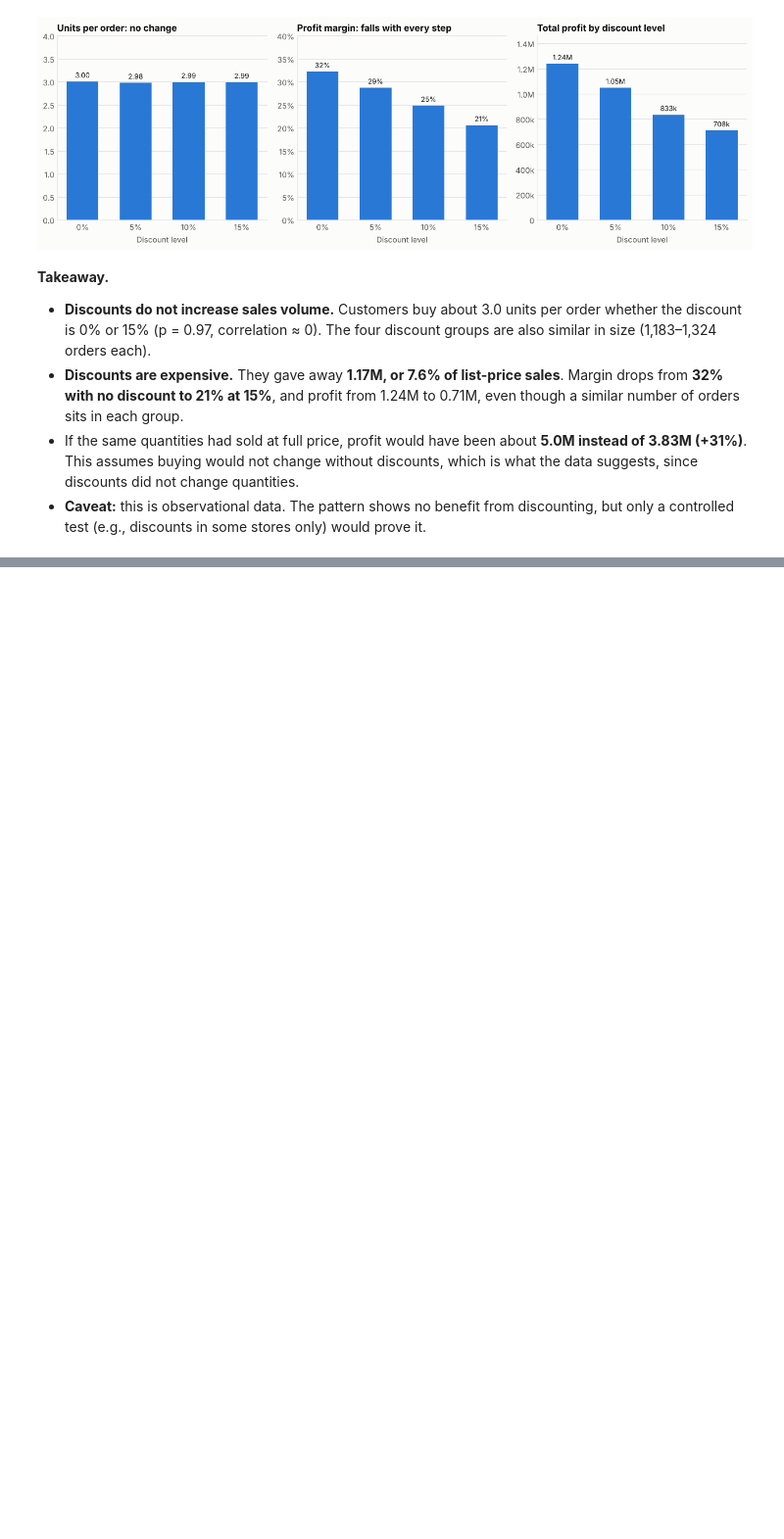
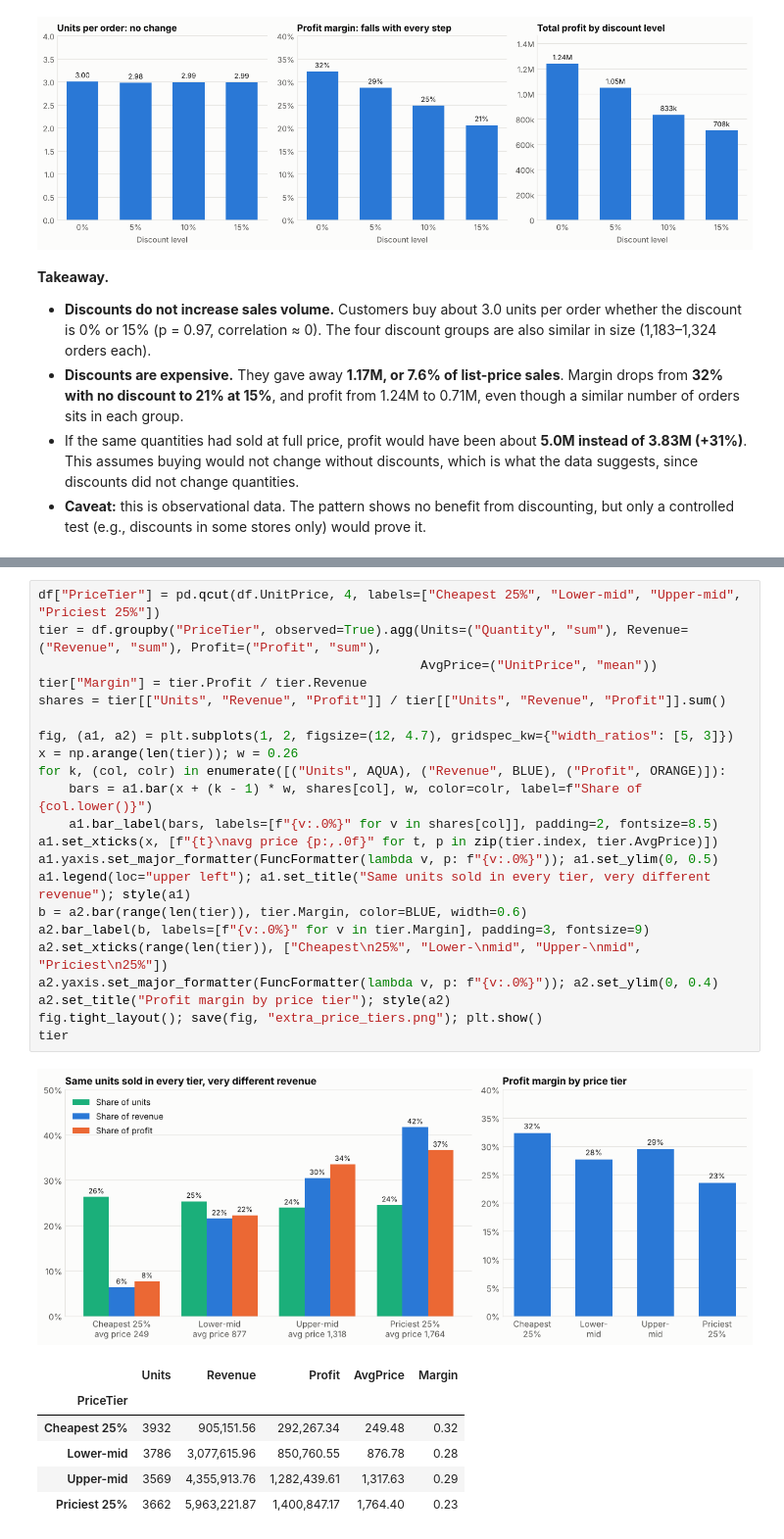
Before and after one commit to Robert-Robbie/OIBSIP, a Jupyter notebook: Task1-Retail-EDA/notebooks/02_business_questions.ipynb, the cells around one changed output, grey strips where cells are left out. Shown at 98% size. Cells and saved outputs as stored; diff of their text form; blank space fills up the shorter version.

```diff
--- a/Task1-Retail-EDA/notebooks/02_business_questions.ipynb
+++ b/Task1-Retail-EDA/notebooks/02_business_questions.ipynb
@@ -482,0 +592,30 @@ fig.tight_layout(); save(fig, "q6_discount_effect.png"); plt.show()
+# %%
+df["PriceTier"] = pd.qcut(df.UnitPrice, 4, labels=["Cheapest 25%", "Lower-mid", "Upper-mid", "Priciest 25%"])
+tier = df.groupby("PriceTier", observed=True).agg(Units=("Quantity", "sum"), Revenue=("Revenue", "sum"), Profit=("Profit", "sum"),
+                                                  AvgPrice=("UnitPrice", "mean"))
+tier["Margin"] = tier.Profit / tier.Revenue
+shares = tier[["Units", "Revenue", "Profit"]] / tier[["Units", "Revenue", "Profit"]].sum()
+
+fig, (a1, a2) = plt.subplots(1, 2, figsize=(12, 4.7), gridspec_kw={"width_ratios": [5, 3]})
+x = np.arange(len(tier)); w = 0.26
+for k, (col, colr) in enumerate([("Units", AQUA), ("Revenue", BLUE), ("Profit", ORANGE)]):
+    bars = a1.bar(x + (k - 1) * w, shares[col], w, color=colr, label=f"Share of {col.lower()}")
+    a1.bar_label(bars, labels=[f"{v:.0%}" for v in shares[col]], padding=2, fontsize=8.5)
+a1.set_xticks(x, [f"{t}\navg price {p:,.0f}" for t, p in zip(tier.index, tier.AvgPrice)])
+a1.yaxis.set_major_formatter(FuncFormatter(lambda v, p: f"{v:.0%}")); a1.set_ylim(0, 0.5)
+a1.legend(loc="upper left"); a1.set_title("Same units sold in every tier, very different revenue"); style(a1)
+b = a2.bar(range(len(tier)), tier.Margin, color=BLUE, width=0.6)
+a2.bar_label(b, labels=[f"{v:.0%}" for v in tier.Margin], padding=3, fontsize=9)
+a2.set_xticks(range(len(tier)), ["Cheapest\n25%", "Lower-\nmid", "Upper-\nmid", "Priciest\n25%"])
+a2.yaxis.set_major_formatter(FuncFormatter(lambda v, p: f"{v:.0%}")); a2.set_ylim(0, 0.4)
+a2.set_title("Profit margin by price tier"); style(a2)
+fig.tight_layout(); save(fig, "extra_price_tiers.png"); plt.show()
+tier
+# %% [output]
+[figure, added]
+|  | Units | Revenue | Profit | AvgPrice | Margin |
+| PriceTier |  |  |  |  |  |
+| Cheapest 25% | 3932 | 905,151.56 | 292,267.34 | 249.48 | 0.32 |
+| Lower-mid | 3786 | 3,077,615.96 | 850,760.55 | 876.78 | 0.28 |
+| Upper-mid | 3569 | 4,355,913.76 | 1,282,439.61 | 1,317.63 | 0.29 |
+| Priciest 25% | 3662 | 5,963,221.87 | 1,400,847.17 | 1,764.40 | 0.23 |
```
Also changed, not shown: parts of 12 cells of this notebook, 10 other files.
